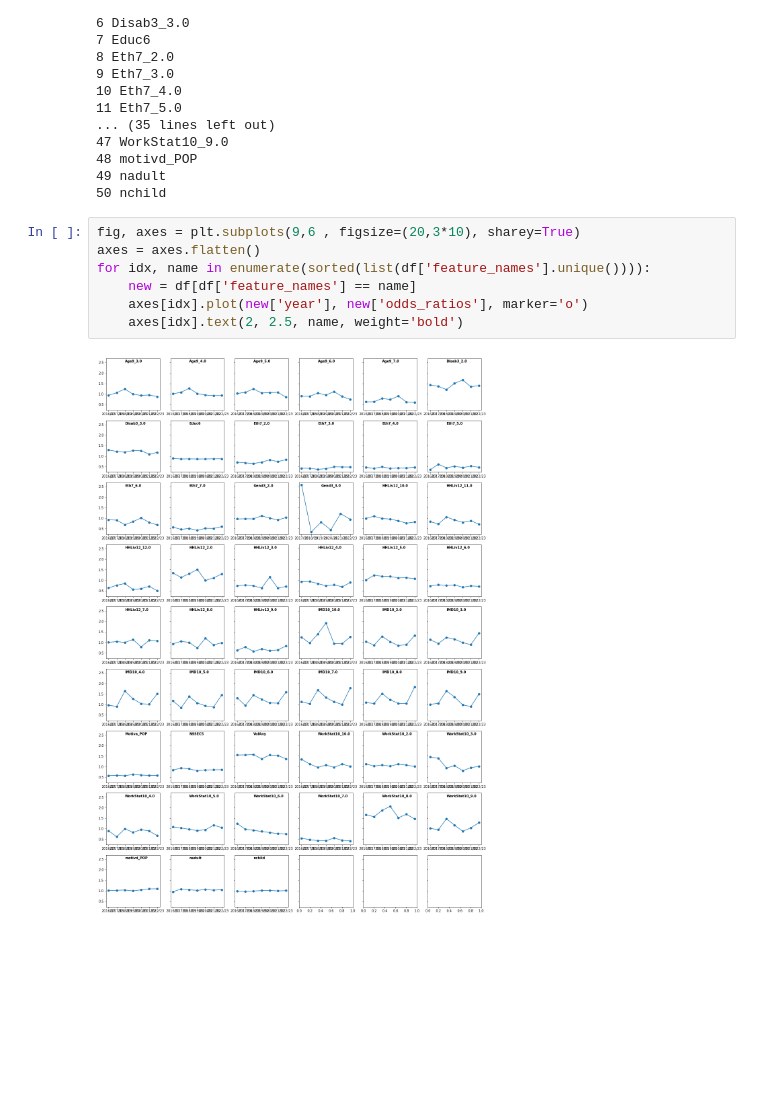
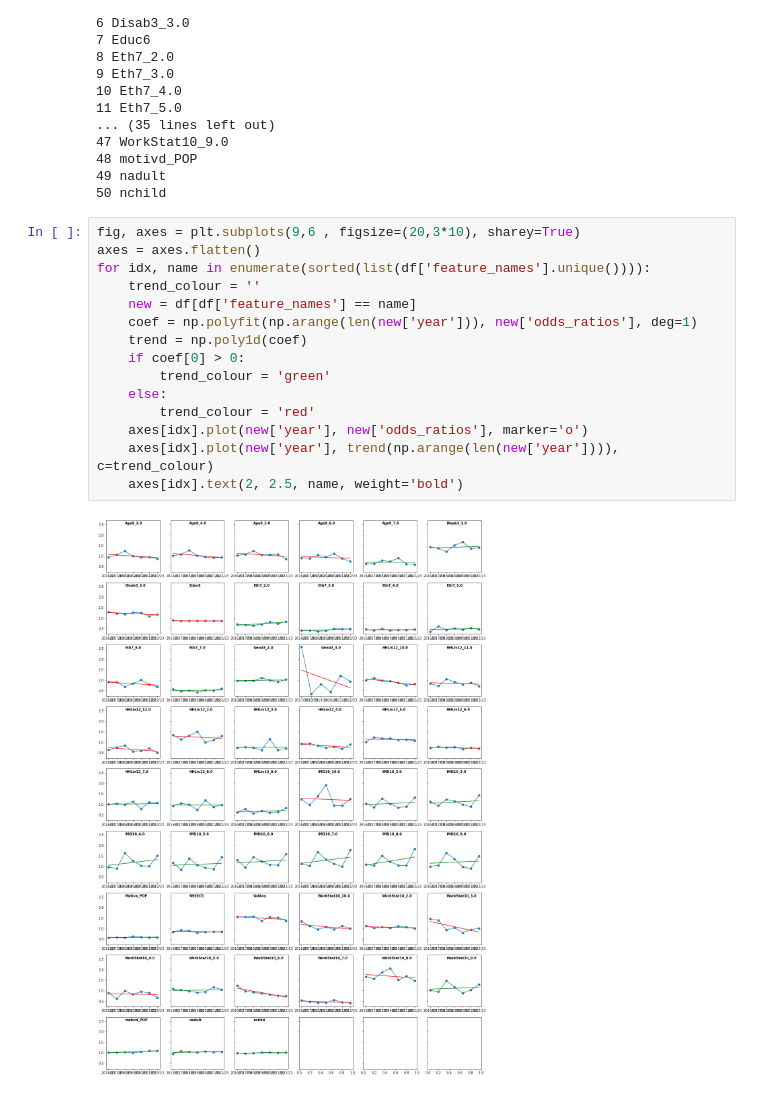
Before and after one commit to ferguswatson39/london_sport2, a Jupyter notebook: notebooks/stream_2/coef_trend_plot.ipynb, the cells around one changed output. Drawn from its saved outputs; the diff is of its cells as text; blank space fills up the shorter version.

Commit message:
added trend line to ceof trend plot

```diff
--- a/notebooks/stream_2/coef_trend_plot.ipynb
+++ b/notebooks/stream_2/coef_trend_plot.ipynb
@@ -53,10 +53,18 @@ for idx, name in enumerate(sorted(list(df['feature_names'].unique()))):
 # %%
 fig, axes = plt.subplots(9,6 , figsize=(20,3*10), sharey=True)
 axes = axes.flatten()
 for idx, name in enumerate(sorted(list(df['feature_names'].unique()))):
+    trend_colour = ''
     new = df[df['feature_names'] == name]
+    coef = np.polyfit(np.arange(len(new['year'])), new['odds_ratios'], deg=1)
+    trend = np.poly1d(coef)
+    if coef[0] > 0:
+        trend_colour = 'green'
+    else:
+        trend_colour = 'red'
     axes[idx].plot(new['year'], new['odds_ratios'], marker='o')
+    axes[idx].plot(new['year'], trend(np.arange(len(new['year']))), c=trend_colour)
     axes[idx].text(2, 2.5, name, weight='bold')
 # %% [output]
-[figure, old version]
+[figure, new version]
 # %%
```
Also changed, not shown: parts of 7 cells of this notebook, 2 other files.
